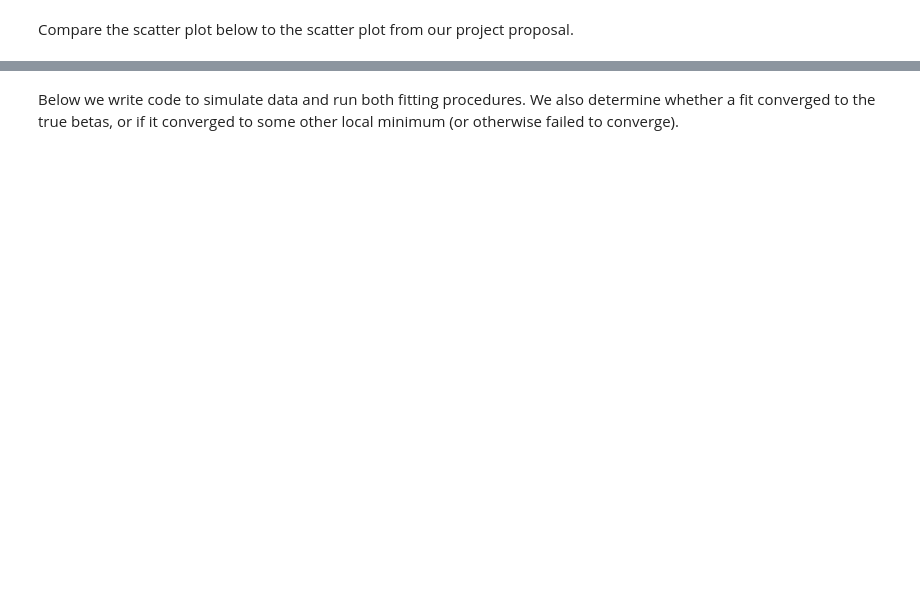
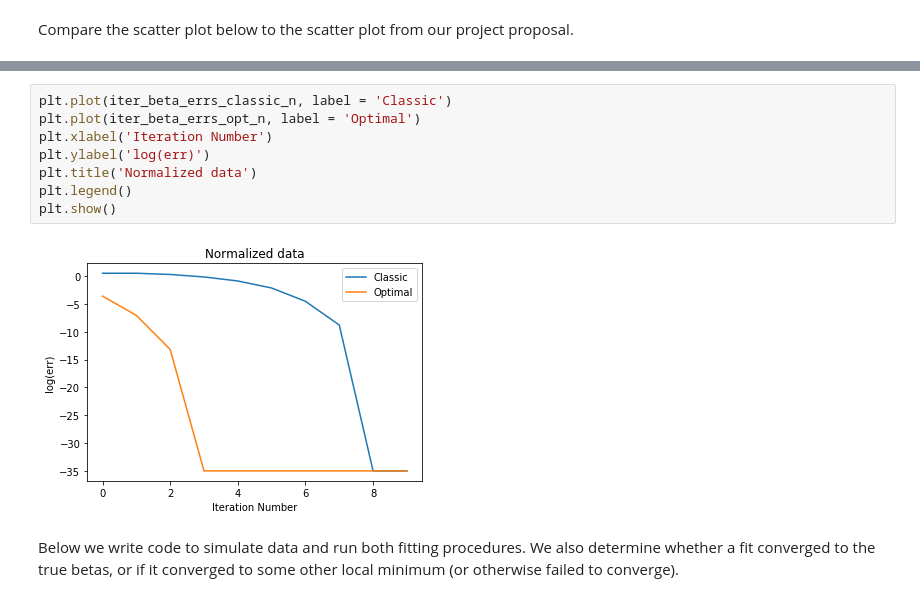
Before and after one commit to ahopen/math-tools-final-project, a Jupyter notebook: final_project_notebook.ipynb, the cells around one changed output, grey strips where cells are left out. Cells and saved outputs as stored; diff of their text form; blank space fills up the shorter version.

```diff
--- a/final_project_notebook.ipynb
+++ b/final_project_notebook.ipynb
@@ -127,2 +152,12 @@ plt.show()
+# %%
+plt.plot(iter_beta_errs_classic_n, label = 'Classic')
+plt.plot(iter_beta_errs_opt_n, label = 'Optimal')
+plt.xlabel('Iteration Number')
+plt.ylabel('log(err)')
+plt.title('Normalized data')
+plt.legend()
+plt.show()
+# %% [output]
+[figure, added]
 # %% [markdown]
 Below we write code to simulate data and run both fitting procedures. We also determine whether a fit converged to the true betas, or if it converged to some other local minimum (or otherwise failed to converge).
```
Also changed, not shown: parts of 33 cells of this notebook.
